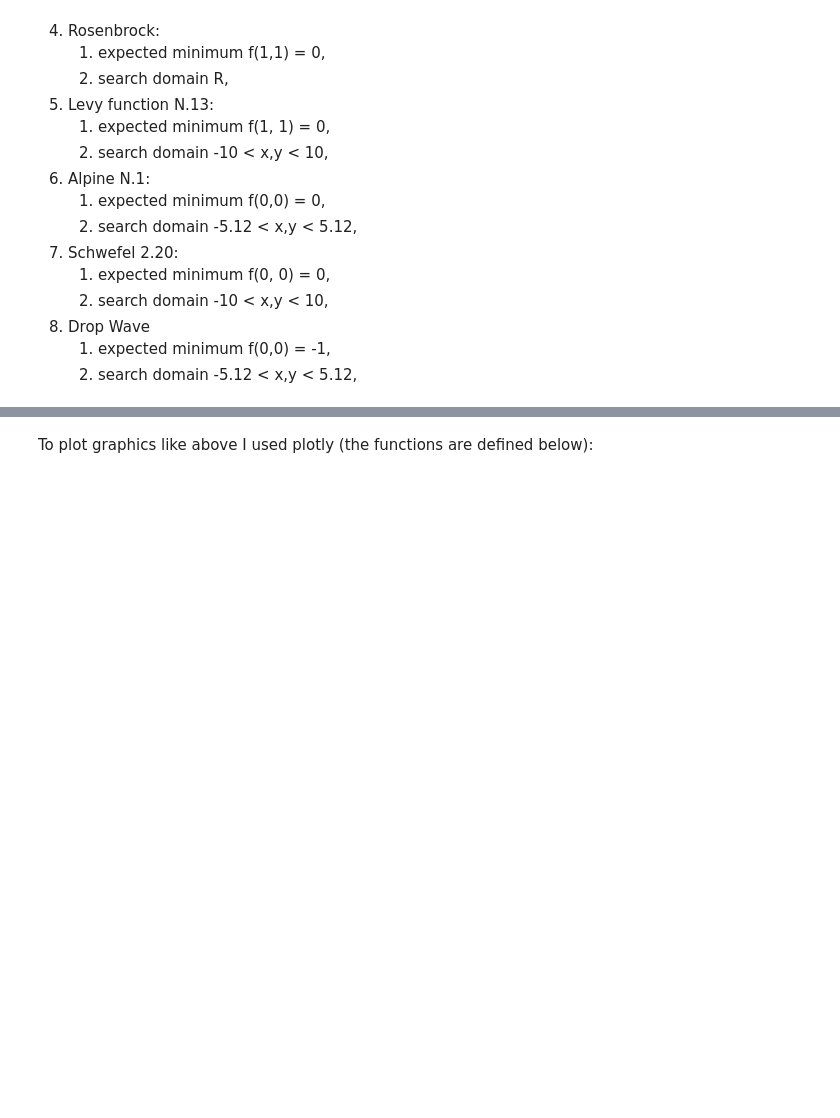
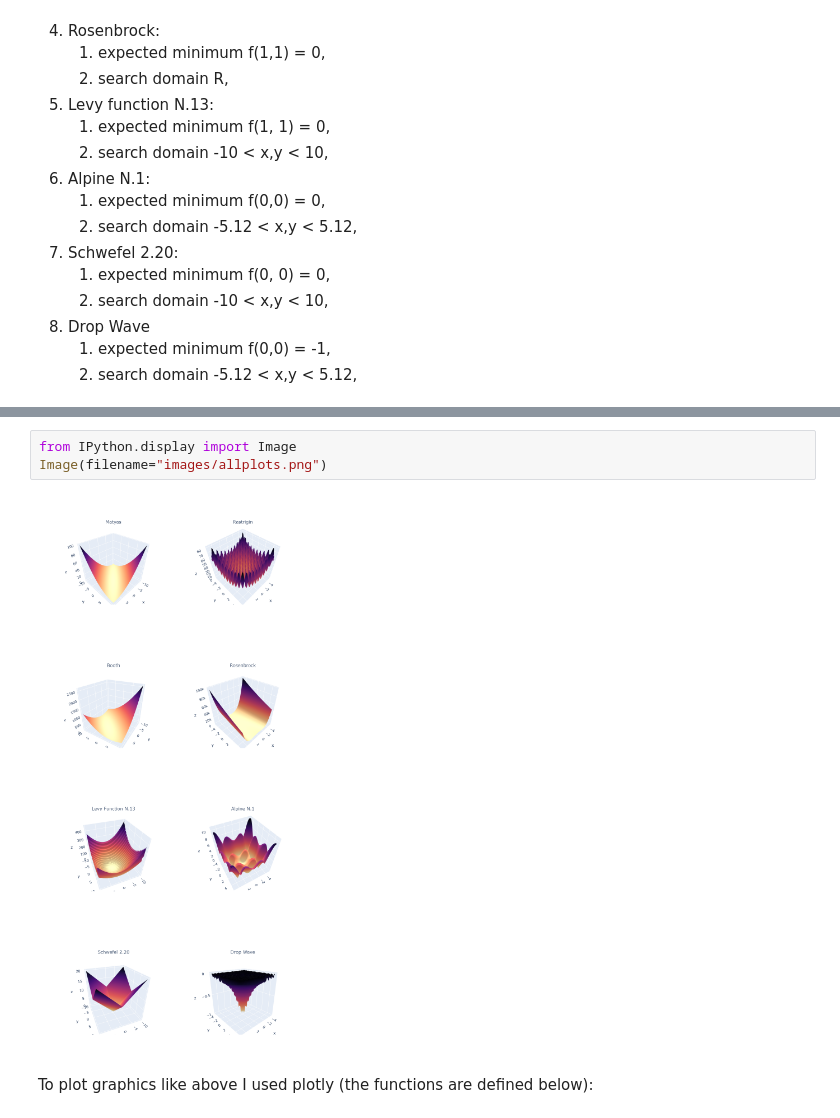
Before and after one commit to maprilopal/Swarm-intelligence-algorithms, a Jupyter notebook: GSA.ipynb, the cells around one changed output, grey strips where cells are left out. Drawn from its saved outputs; the diff is of its cells as text; blank space fills up the shorter version.

```diff
--- a/GSA.ipynb
+++ b/GSA.ipynb
@@ -53,3 +51,8 @@ This will be tested by the following functions:
+# %%
+from IPython.display import Image
+Image(filename="images/allplots.png")
+# %% [output]
+[figure, added]
 # %% [markdown]
 To plot graphics like above I used plotly (the functions are defined below):
 # %%
```
Also changed, not shown: parts of 1 cell of this notebook.
